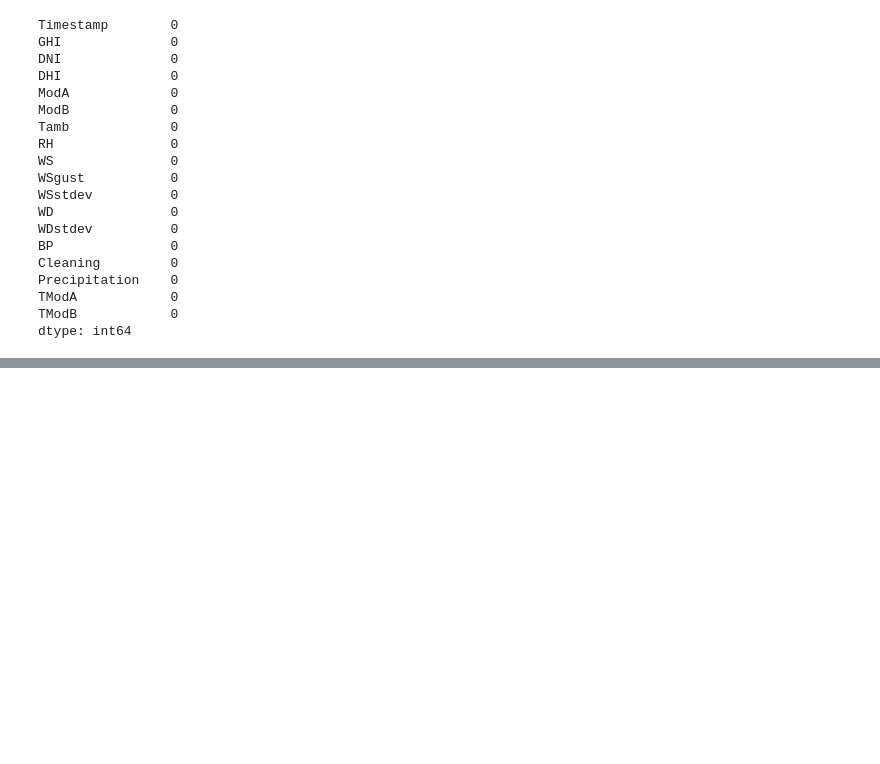
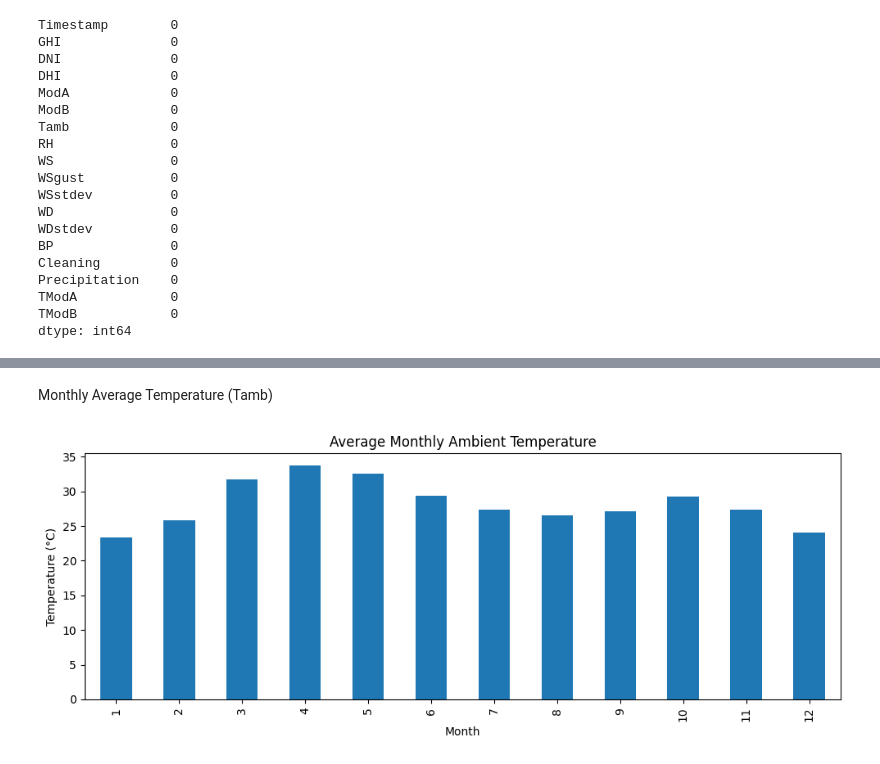
Before and after one commit to Feven777/solar-challenge-week0, a Jupyter notebook: notebook/benin_eda.ipynb, the cells around one changed output, grey strips where cells are left out. Drawn from its saved outputs; the diff is of its cells as text; code cells hidden in the pictures; blank space fills up the shorter version.

```diff
--- a/notebook/benin_eda.ipynb
+++ b/notebook/benin_eda.ipynb
@@ -348,0 +375,13 @@ df.to_csv("../data/benin_clean.csv", index=False)
+# %% [markdown]
+Monthly Average Temperature (Tamb)
+# %%
+df.groupby('month')['Tamb'].mean().plot(
+    kind='bar', figsize=(10,4)
+)
+plt.title("Average Monthly Ambient Temperature")
+plt.xlabel("Month")
+plt.ylabel("Temperature (°C)")
+plt.tight_layout()
+plt.show()
+# %% [output]
+[figure, added]
```
Also changed, not shown: parts of 7 cells of this notebook.
